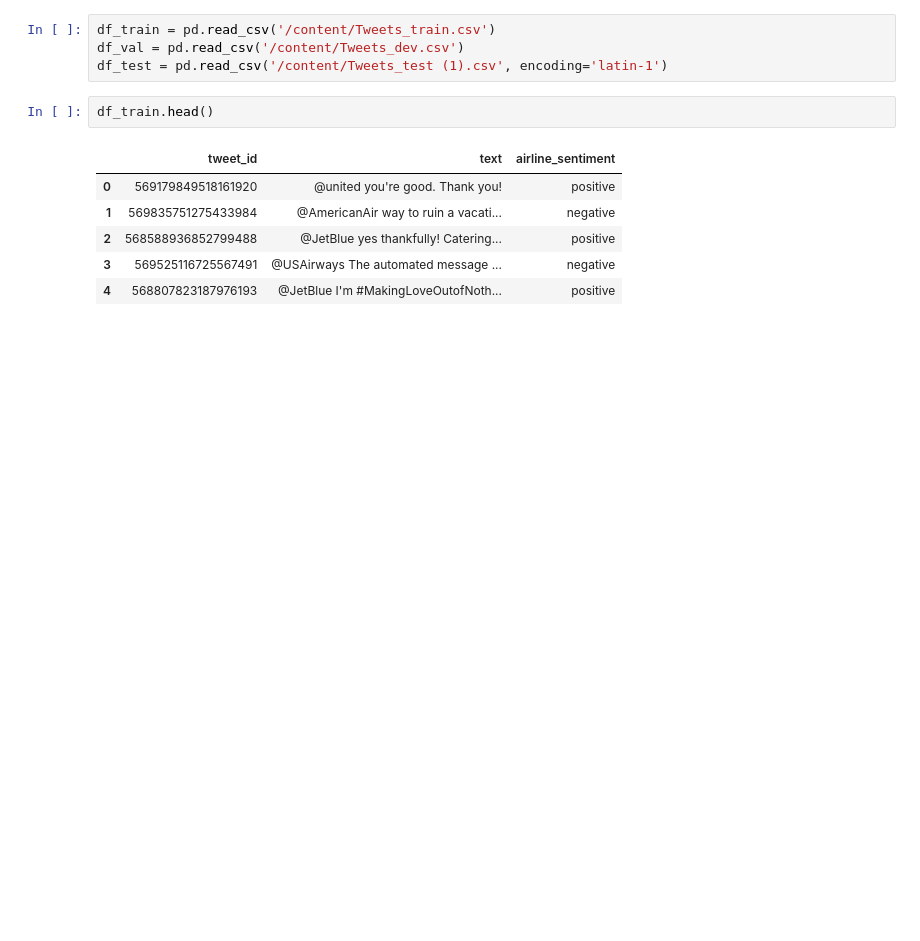
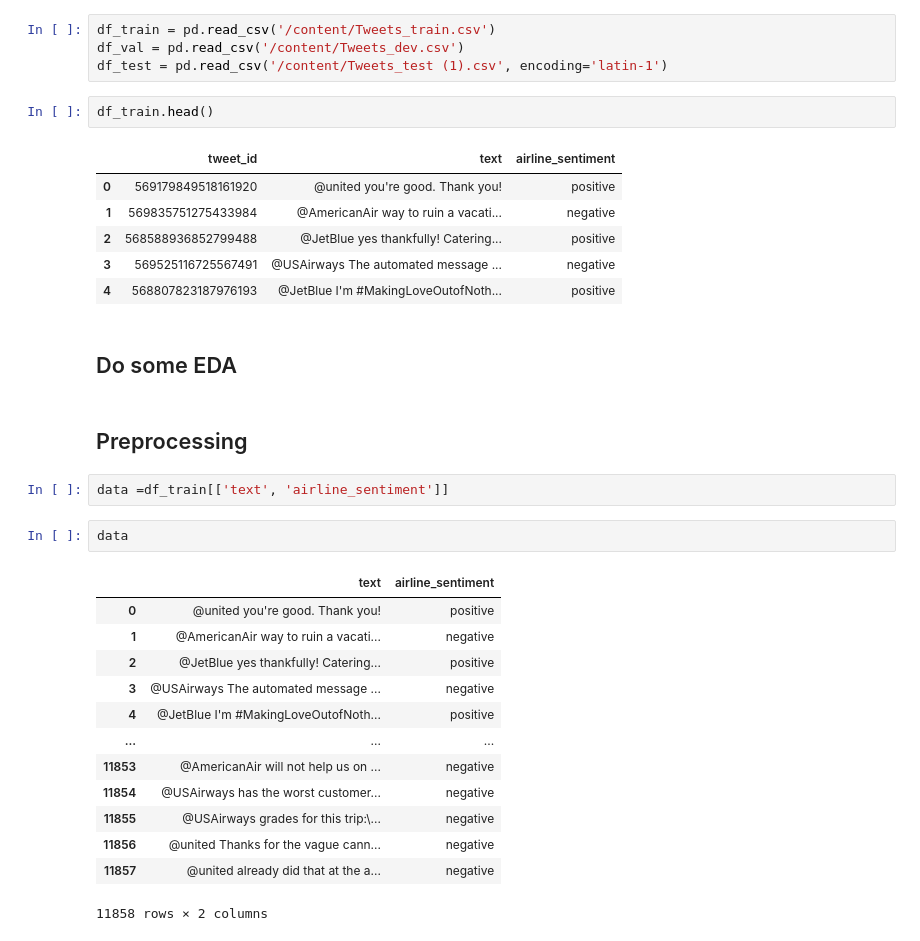
Before and after one commit to AshwinUniyal/ML_Project, a Jupyter notebook: ML_Coursework.ipynb, the cells around one changed output. Cells and saved outputs as stored; diff of their text form; blank space fills up the shorter version.

```diff
--- a/ML_Coursework.ipynb
+++ b/ML_Coursework.ipynb
@@ -729,3 +737,25 @@ df_train.head()
 | 2 | 568588936852799488 | @JetBlue yes thankfully! Catering... | positive |
 | 3 | 569525116725567491 | @USAirways The automated message ... | negative |
 | 4 | 568807823187976193 | @JetBlue I'm #MakingLoveOutofNoth... | positive |
+# %% [markdown]
+## Do some EDA
+# %% [markdown]
+## Preprocessing
+# %%
+data =df_train[['text', 'airline_sentiment']]
+# %%
+data
+# %% [output]
+|  | text | airline_sentiment |
+| 0 | @united you're good. Thank you! | positive |
+| 1 | @AmericanAir way to ruin a vacati... | negative |
+| 2 | @JetBlue yes thankfully! Catering... | positive |
+| 3 | @USAirways The automated message ... | negative |
+| 4 | @JetBlue I'm #MakingLoveOutofNoth... | positive |
+| ... | ... | ... |
+| 11853 | @AmericanAir will not help us on ... | negative |
+| 11854 | @USAirways has the worst customer... | negative |
+| 11855 | @USAirways grades for this trip:\... | negative |
+| 11856 | @united Thanks for the vague cann... | negative |
+| 11857 | @united already did that at the a... | negative |
+11858 rows × 2 columns
```
Also changed, not shown: parts of 6 cells of this notebook.
